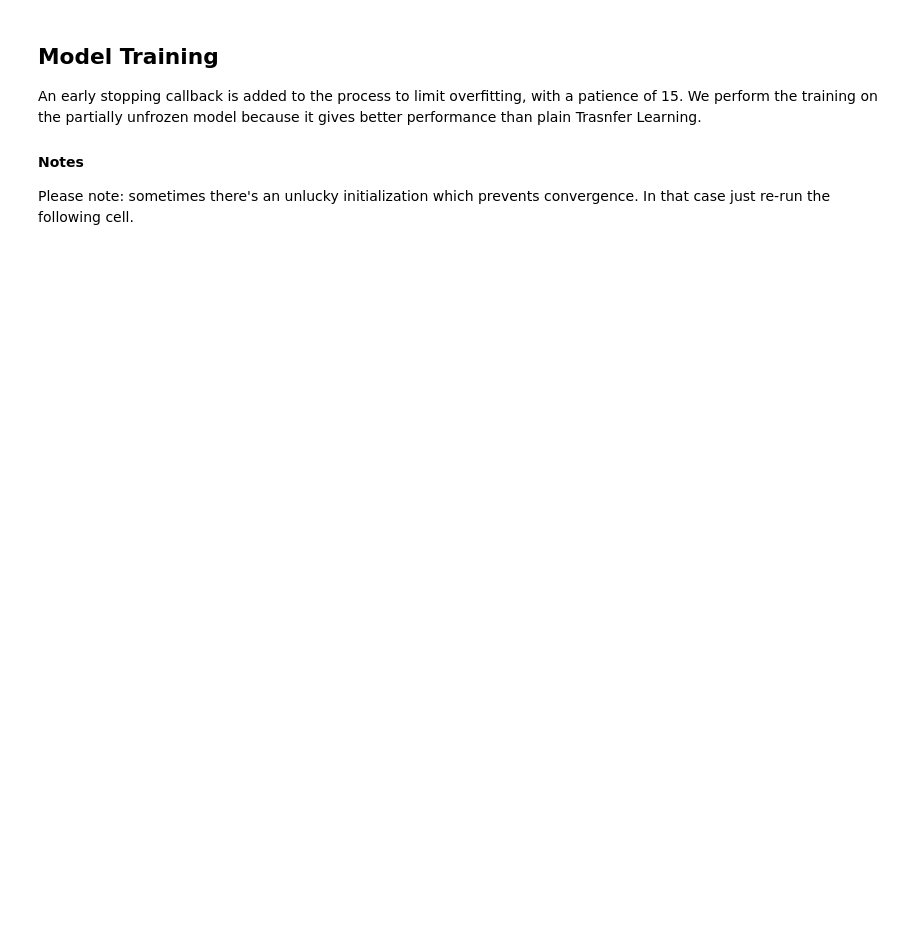
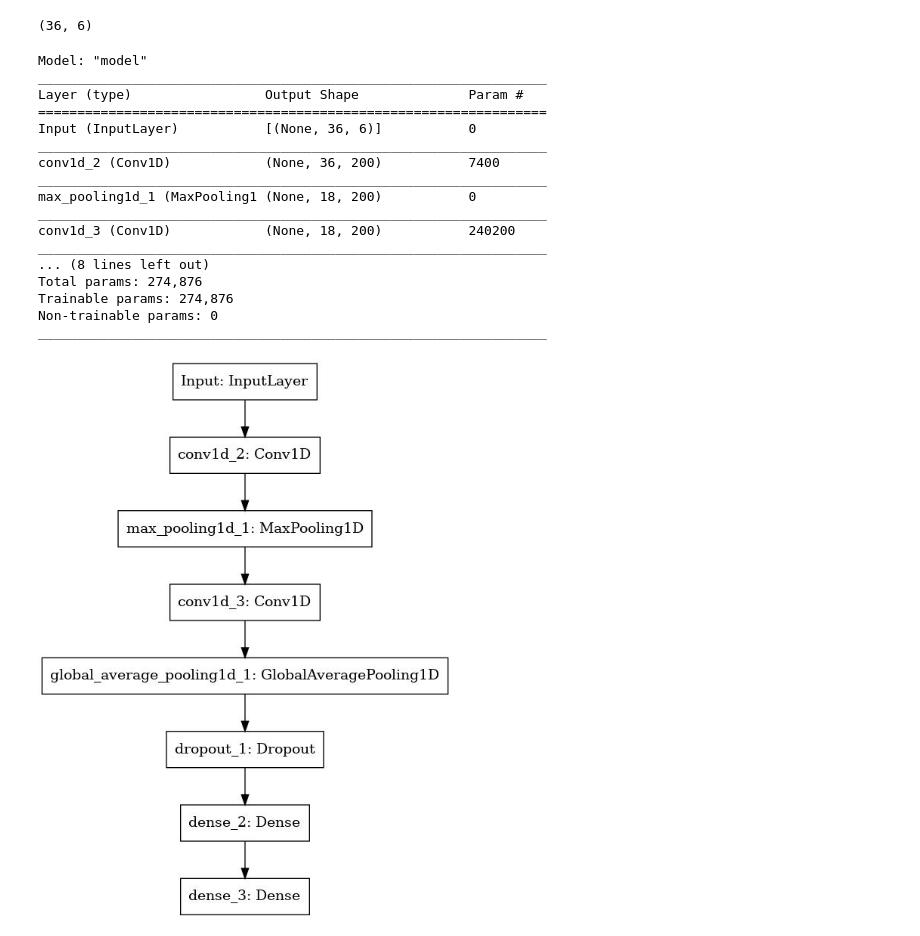
Before and after one commit to MatteoPalazzoli/anndl-HW1, a Jupyter notebook: model.ipynb, the cells around one changed output. Saved outputs shown, nothing was run; the diff lists cells and outputs as text; code cells hidden in the pictures; blank space fills up the shorter version.

Commit message:
Updated model with notebook outputs

```diff
--- a/model.ipynb
+++ b/model.ipynb
@@ -277,6 +19,0 @@ ft_model.summary()
-# %% [markdown]
-## Model Training
-An early stopping callback is added to the process to limit overfitting, with a patience of 15.
-We perform the training on the partially unfrozen model because it gives better performance than plain Trasnfer Learning.
-#### Notes
-Please note: sometimes there's an unlucky initialization which prevents convergence. In that case just re-run the following cell.
@@ -283,2 +29,64 @@ Please note: sometimes there's an unlucky initialization which prevents converge
+# %%
+x_data=np.load('/kaggle/input/homework2/x_train.npy')
+y_data=np.load('/kaggle/input/homework2/y_train.npy')
+labels= tfk.utils.to_categorical(y_data, num_classes=12)
+x_train, x_valid, y_train, y_valid= train_test_split(x_data, labels, test_size=0.2, shuffle=True, stratify= labels)
+# %%
+input_shape = x_train.shape[1:]
+classes = 12
+batch_size = 8
+epochs = 200
+input_shape
+# %% [output]
+(36, 6)
+# %%
+def build_1DCNN_classifier(input_shape, classes):
+    # Build the neural network layer by layer
+    input_layer = tfkl.Input(shape=input_shape, name='Input')
+
+    # Feature extractor
+    cnn = tfkl.Conv1D(200,6,padding='same',activation='relu')(input_layer)
+    cnn = tfkl.MaxPooling1D()(cnn)
+    cnn = tfkl.Conv1D(200,6,padding='same',activation='relu')(cnn)
+    gap = tfkl.GlobalAveragePooling1D()(cnn)
+    dropout = tfkl.Dropout(.5, seed=seed)(gap)
+
+    # Classifier
+    classifier = tfkl.Dense(128, activation='relu')(dropout)
+    output_layer = tfkl.Dense(classes, activation='softmax')(classifier)
+
+    # Connect input and output through the Model class
+    model = tfk.Model(inputs=input_layer, outputs=output_layer, name='model')
+
+    # Compile the model
+    model.compile(loss=tfk.losses.CategoricalCrossentropy(), optimizer=tfk.optimizers.Adam(), metrics='accuracy')
+
+    # Return the model
+    return model
+# %%
+model = build_1DCNN_classifier(input_shape, classes)
+model.summary()
+tf.keras.utils.model_r(
+    model,
+    to_file='model.jpg')
+# %% [output]
+Model: "model"
+_________________________________________________________________
+Layer (type)                 Output Shape              Param #
+=================================================================
+Input (InputLayer)           [(None, 36, 6)]           0
+_________________________________________________________________
+conv1d_2 (Conv1D)            (None, 36, 200)           7400
+_________________________________________________________________
+max_pooling1d_1 (MaxPooling1 (None, 18, 200)           0
+_________________________________________________________________
+conv1d_3 (Conv1D)            (None, 18, 200)           240200
+_________________________________________________________________
+... (8 lines left out)
+Total params: 274,876
+Trainable params: 274,876
+Non-trainable params: 0
+_________________________________________________________________
+[figure, added]
 # %%
 # Train the model
```
Also changed, not shown: parts of 29 cells of this notebook.
